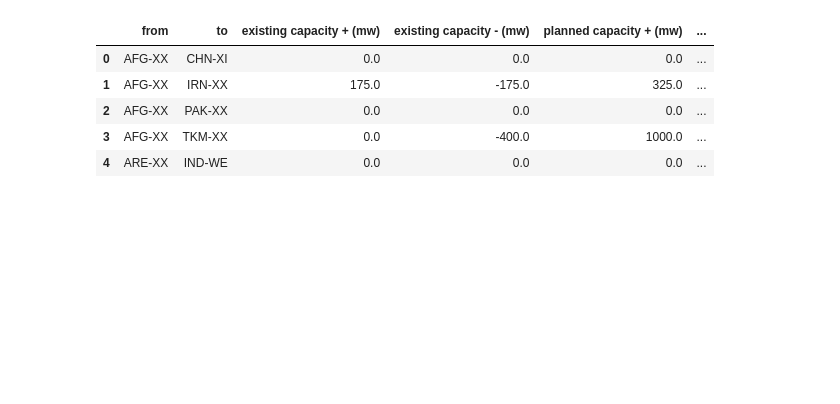
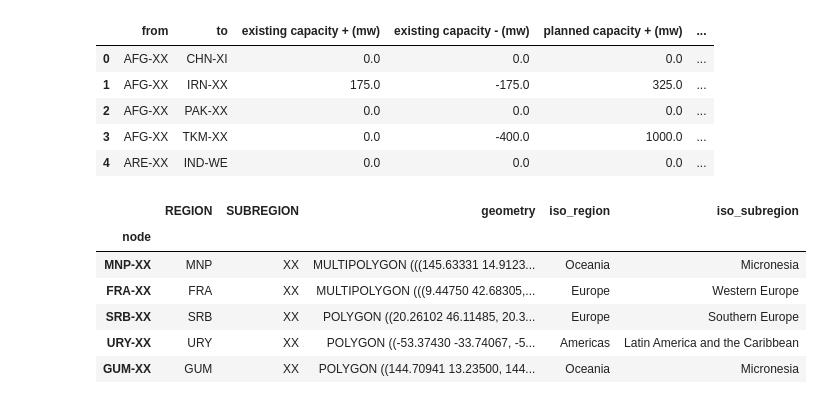
Before and after one commit to Electricity-Transmission-Database/electricity-transmission-database, a Jupyter notebook: notebooks/make_plots.ipynb, the cells around one changed output. Saved outputs shown, nothing was run; the diff lists cells and outputs as text; code cells hidden in the pictures; blank space fills up the shorter version.

```diff
--- a/notebooks/make_plots.ipynb
+++ b/notebooks/make_plots.ipynb
@@ -20,3 +20,13 @@ db_plots.df.DATABASE.head(5)
 | 2 | AFG-XX | PAK-XX | 0.0 | 0.0 | 0.0 | ... |
 | 3 | AFG-XX | TKM-XX | 0.0 | -400.0 | 1000.0 | ... |
 | 4 | ARE-XX | IND-WE | 0.0 | 0.0 | 0.0 | ... |
+# %%
+db_plots.df.GEOMETRY.head(5)
+# %% [output]
+|  | REGION | SUBREGION | geometry | iso_region | iso_subregion |
+| node |  |  |  |  |  |
+| MNP-XX | MNP | XX | MULTIPOLYGON (((145.63331 14.9123... | Oceania | Micronesia |
+| FRA-XX | FRA | XX | MULTIPOLYGON (((9.44750 42.68305,... | Europe | Western Europe |
+| SRB-XX | SRB | XX | POLYGON ((20.26102 46.11485, 20.3... | Europe | Southern Europe |
+| URY-XX | URY | XX | POLYGON ((-53.37430 -33.74067, -5... | Americas | Latin America and the Caribbean |
+| GUM-XX | GUM | XX | POLYGON ((144.70941 13.23500, 144... | Oceania | Micronesia |
```
Also changed, not shown: parts of 4 cells of this notebook, 5 other files.
